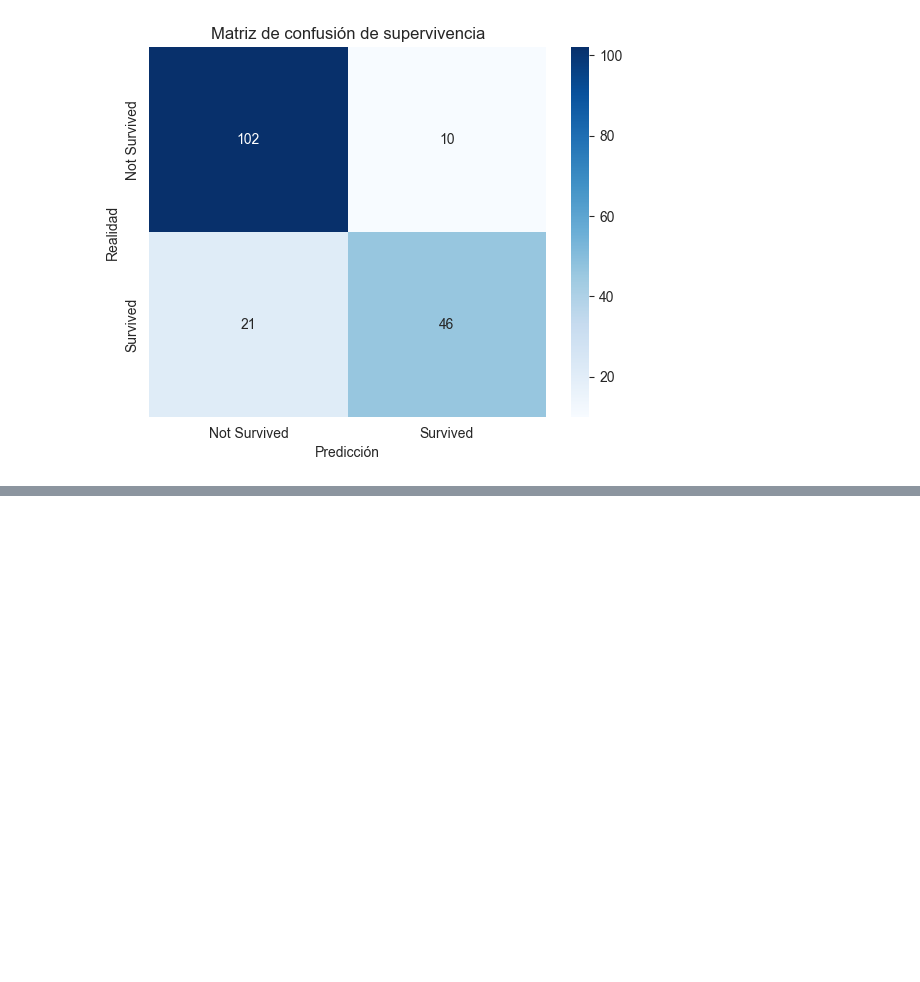
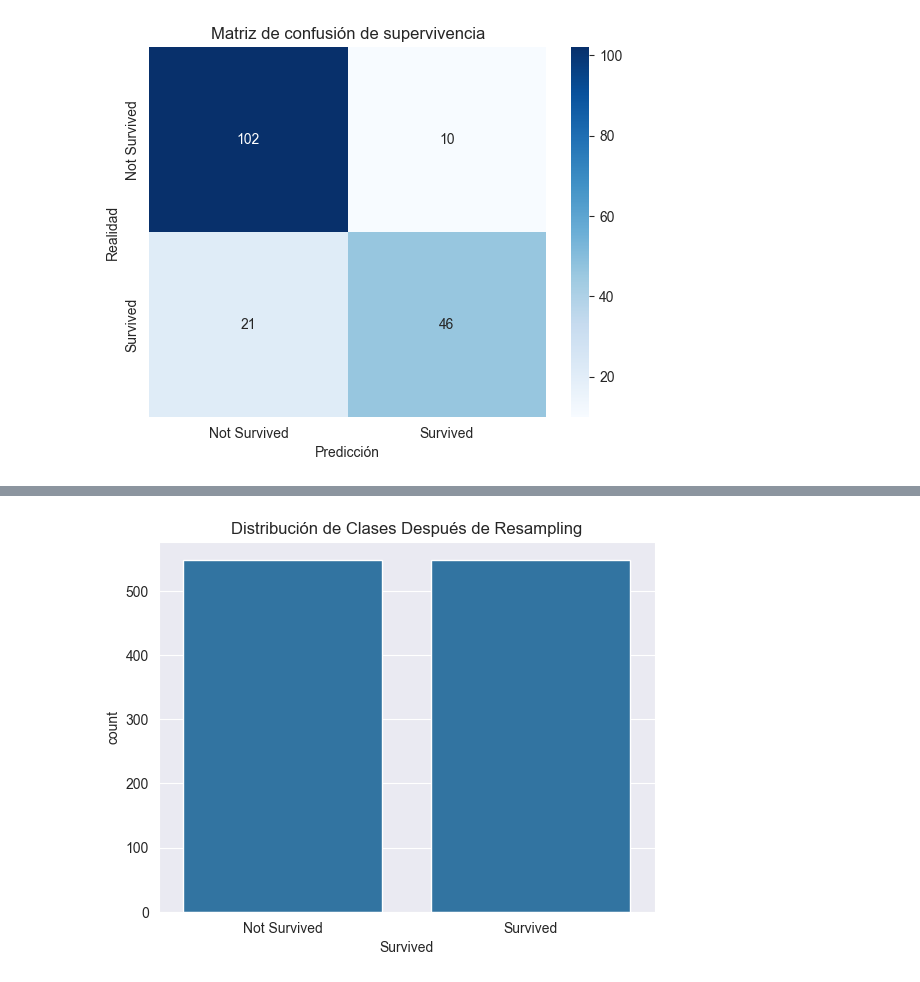
Before and after one commit to SamuehFDEZ/ProgramacionIA, a Jupyter notebook: UD7_AnalisisDeDatos/titanic.ipynb, the cells around one changed output, grey strips where cells are left out. Drawn from its saved outputs; the diff is of its cells as text; code cells hidden in the pictures; blank space fills up the shorter version.

Commit message:
prueba con resample

```diff
--- a/UD7_AnalisisDeDatos/titanic.ipynb
+++ b/UD7_AnalisisDeDatos/titanic.ipynb
@@ -99,0 +113,28 @@ weighted avg       0.84      0.83      0.83       179
+# %%
+from sklearn.utils import resample
+
+# Separar las clases
+clase_mayoritaria = df[df['Survived'] == 0]
+clase_minoritaria = df[df['Survived'] == 1]
+
+# Hacer oversampling de la clase minoritaria
+clase_minoritaria_aumentada = resample(
+    clase_minoritaria,
+    replace=True,                      # muestreo con reemplazo
+    n_samples=len(clase_mayoritaria), # igualar al número de la clase mayoritaria
+    random_state=42
+)
+
+# Combinar para tener un dataset balanceado
+df_balanceado = pd.concat([clase_mayoritaria, clase_minoritaria_aumentada])
+
+# Barajar las filas
+df_balanceado = df_balanceado.sample(frac=1, random_state=42).reset_index(drop=True)
+
+# Verificar nuevo balance
+sns.countplot(data=df_balanceado, x='Survived')
+plt.title("Distribución de Clases Después de Resampling")
+plt.xticks([0, 1], ["Not Survived", "Survived"])
+plt.show()
+# %% [output]
+[figure, added]
```
Also changed, not shown: parts of 4 cells of this notebook.
